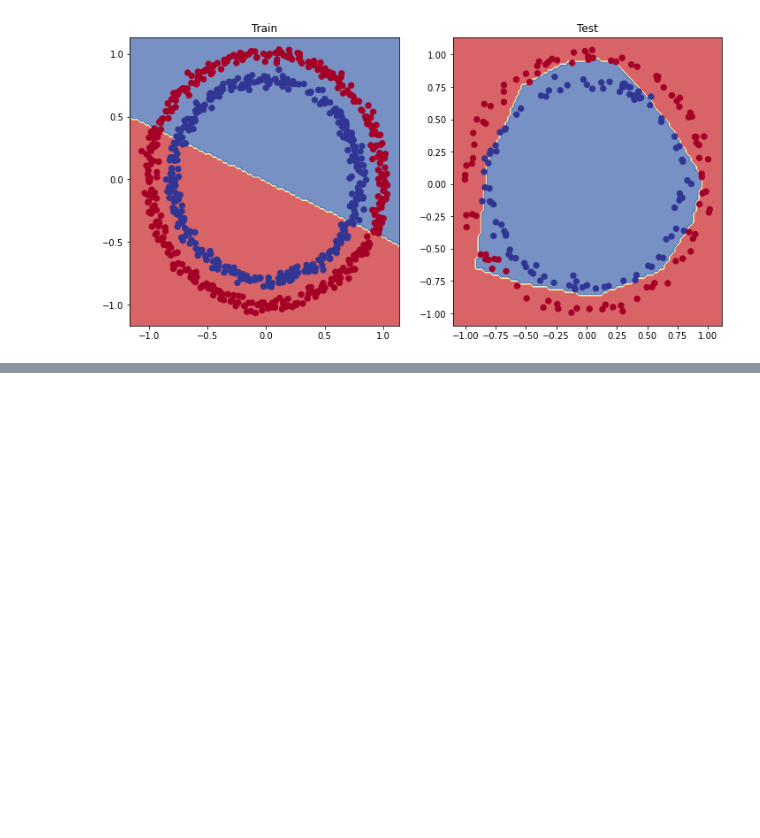
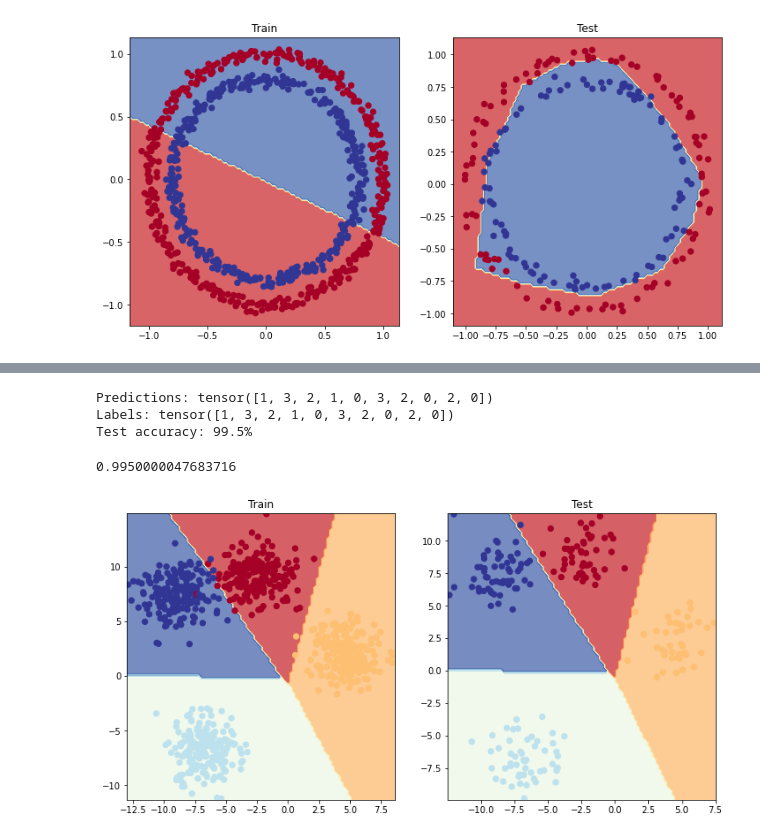
Before and after one commit to AliButtar/learn-pytorch, a Jupyter notebook: 03.PyTorch Neural Network Classification.ipynb, the cells around one changed output, grey strips where cells are left out. Cells and saved outputs as stored; diff of their text form; code cells hidden in the pictures; blank space fills up the shorter version.

```diff
--- a/03.PyTorch Neural Network Classification.ipynb
+++ b/03.PyTorch Neural Network Classification.ipynb
@@ -357,0 +422,4 @@ plot_decision_boundary(model_2, X_test, y_test) # model_3 = has non-linearity
+# %%
+loss_fn = nn.CrossEntropyLoss()
+
+optimizer = torch.optim.SGD(model_3.parameters(),lr=0.1)
@@ -357,0 +463,32 @@ plot_decision_boundary(model_2, X_test, y_test) # model_3 = has non-linearity
+# %%
+torch.manual_seed(42)
+
+epochs = 100
+
+for epoch in range(epochs):
+
+    model_3.train()
+
+    y_logits = model_3(X_blob_train)
+    y_preds = torch.softmax(y_logits, dim=1).argmax(dim=1)
+
+    loss = loss_fn(y_logits, y_blob_train)
+    acc = accuracy_fn(y_preds, y_blob_train)
+
+    optimizer.zero_grad()
+
+    loss.backward()
+
+    optimizer.step()
+
+    ###### Testing
+    model_3.eval()
+
+    with torch.inference_mode():
+        test_logits = model_3(X_blob_test)
+        test_preds = torch.softmax(test_logits, dim = 1).argmax(dim=1)
+        test_loss = loss_fn(test_logits, y_blob_test)
+        test_acc = accuracy_fn(test_preds, y_blob_test)
+
+    if epoch % 10 == 0:
+        print(f"Epoch: {epoch} | Loss: {loss:.5f}, Acc: {acc:.2f}% | Test Loss: {test_loss:.5f}, Test Acc: {test_acc:.2f}%")
@@ -357,0 +524,32 @@ plot_decision_boundary(model_2, X_test, y_test) # model_3 = has non-linearity
+# %%
+y_pred_probs = torch.softmax(y_logits, dim=1)
+
+y_preds = y_pred_probs.argmax(dim=1)
+
+# Compare first 10 model preds and test labels
+print(f"Predictions: {y_preds[:10]}\nLabels: {y_blob_test[:10]}")
+print(f"Test accuracy: {accuracy_fn(y_preds, y_blob_test)}%")
+# %% [output]
+Predictions: tensor([1, 3, 2, 1, 0, 3, 2, 0, 2, 0])
+Labels: tensor([1, 3, 2, 1, 0, 3, 2, 0, 2, 0])
+Test accuracy: 99.5%
+# %%
+from torchmetrics import Accuracy
+
+acc_fn = Accuracy(num_classes=NUM_CLASSES).to(device)
+
+accuracy = acc_fn(y_preds, y_blob_test).item()
+accuracy
+# %% [output]
+0.9950000047683716
+# %%
+from helper_functions import plot_decision_boundary
+plt.figure(figsize=(12, 6))
+plt.subplot(1, 2, 1)
+plt.title("Train")
+plot_decision_boundary(model_3, X_blob_train, y_blob_train)
+plt.subplot(1, 2, 2)
+plt.title("Test")
+plot_decision_boundary(model_3, X_blob_test, y_blob_test)
+# %% [output]
+[figure, added]
```
Also changed, not shown: parts of 10 cells of this notebook, 2 other files.
